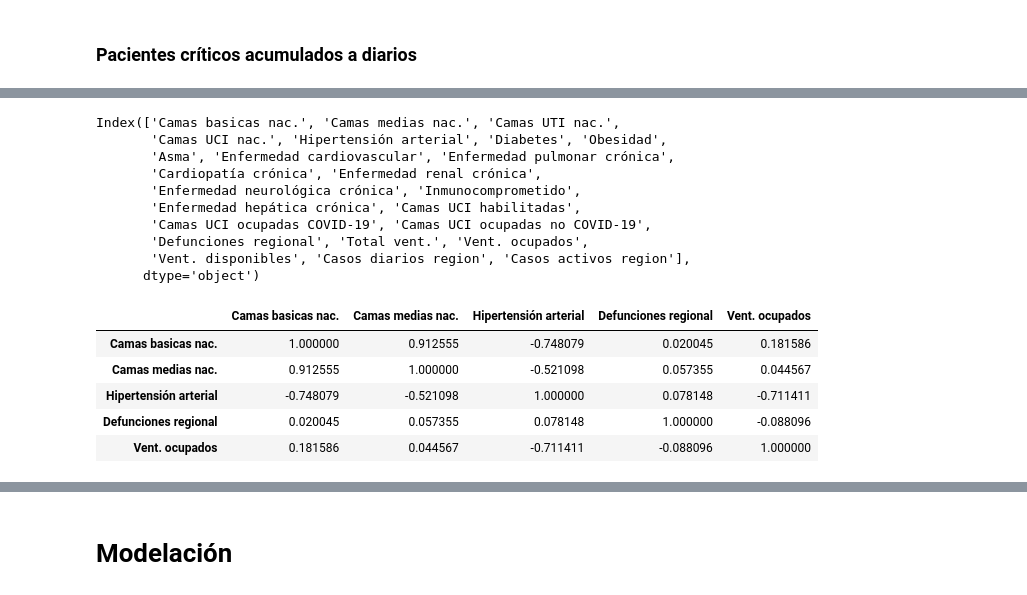
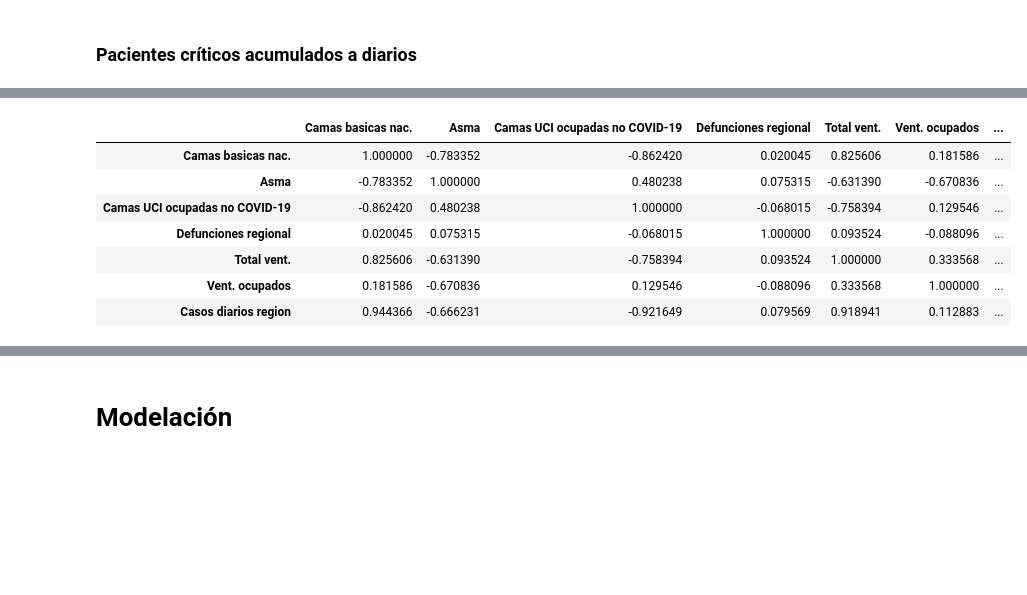
Before and after one commit to ncarf/prediction-uci, a Jupyter notebook: Prediction_UCI.ipynb, the cells around one changed output, grey strips where cells are left out. Saved outputs shown, nothing was run; the diff lists cells and outputs as text; code cells hidden in the pictures; blank space fills up the shorter version.

```diff
--- a/Prediction_UCI.ipynb
+++ b/Prediction_UCI.ipynb
@@ -737,26 +731,15 @@ Name: Camas medias nac., dtype: bool
-# %%
-data.columns
-# %% [output]
-Index(['Camas basicas nac.', 'Camas medias nac.', 'Camas UTI nac.',
-       'Camas UCI nac.', 'Hipertensión arterial', 'Diabetes', 'Obesidad',
-       'Asma', 'Enfermedad cardiovascular', 'Enfermedad pulmonar crónica',
-       'Cardiopatía crónica', 'Enfermedad renal crónica',
-       'Enfermedad neurológica crónica', 'Inmunocomprometido',
-       'Enfermedad hepática crónica', 'Camas UCI habilitadas',
-       'Camas UCI ocupadas COVID-19', 'Camas UCI ocupadas no COVID-19',
-       'Defunciones regional', 'Total vent.', 'Vent. ocupados',
-       'Vent. disponibles', 'Casos diarios region', 'Casos activos region'],
-      dtype='object')
 # %%
-x_train = x_train.drop(["Camas UTI nac.", "Camas UCI habilitadas", "Diabetes", "Obesidad", "Asma", "Enfermedad cardiovascular","Enfermedad pulmonar crónica", "Cardiopatía crónica", "Enfermedad renal crónica", "Enfermedad neurológica crónica", "Inmunocomprometido", "Enfermedad hepática crónica","Camas UCI ocupadas COVID-19", "Camas UCI ocupadas no COVID-19","Total vent.","Vent. disponibles", "Casos diarios region", "Casos activos region"], axis=1)
-x_test = x_test.drop(["Camas UTI nac.", "Camas UCI habilitadas", "Diabetes", "Obesidad", "Asma", "Enfermedad cardiovascular","Enfermedad pulmonar crónica", "Cardiopatía crónica", "Enfermedad renal crónica", "Enfermedad neurológica crónica", "Inmunocomprometido", "Enfermedad hepática crónica","Camas UCI ocupadas COVID-19", "Camas UCI ocupadas no COVID-19","Total vent.","Vent. disponibles", "Casos diarios region", "Casos activos region"], axis=1)
-corr = to_drop.corr(method="pearson")
+x_train3 = x_train2.drop(["Hipertensión arterial", "Camas UTI nac.", "Camas UCI ocupadas COVID-19", "Camas UCI habilitadas", 'Camas medias nac.', 'Vent. disponibles', 'Casos activos region'], axis=1)
+x_test3 = x_test2.drop(["Hipertensión arterial", "Camas UTI nac.", "Camas UCI ocupadas COVID-19", "Camas UCI habilitadas", 'Camas medias nac.', 'Vent. disponibles', 'Casos activos region'], axis=1)
+corr = x_train3.corr(method="pearson")
 corr
 #to_drop = x_train[["Enfermedad renal crónica", "Camas UCI nac.", ]]
 # %% [output]
-|  | Camas basicas nac. | Camas medias nac. | Hipertensión arterial | Defunciones regional | Vent. ocupados |
-| Camas basicas nac. | 1.000000 | 0.912555 | -0.748079 | 0.020045 | 0.181586 |
-| Camas medias nac. | 0.912555 | 1.000000 | -0.521098 | 0.057355 | 0.044567 |
-| Hipertensión arterial | -0.748079 | -0.521098 | 1.000000 | 0.078148 | -0.711411 |
-| Defunciones regional | 0.020045 | 0.057355 | 0.078148 | 1.000000 | -0.088096 |
-| Vent. ocupados | 0.181586 | 0.044567 | -0.711411 | -0.088096 | 1.000000 |
+|  | Camas basicas nac. | Asma | Camas UCI ocupadas no COVID-19 | Defunciones regional | Total vent. | Vent. ocupados | ... |
+| Camas basicas nac. | 1.000000 | -0.783352 | -0.862420 | 0.020045 | 0.825606 | 0.181586 | ... |
+| Asma | -0.783352 | 1.000000 | 0.480238 | 0.075315 | -0.631390 | -0.670836 | ... |
+| Camas UCI ocupadas no COVID-19 | -0.862420 | 0.480238 | 1.000000 | -0.068015 | -0.758394 | 0.129546 | ... |
+| Defunciones regional | 0.020045 | 0.075315 | -0.068015 | 1.000000 | 0.093524 | -0.088096 | ... |
+| Total vent. | 0.825606 | -0.631390 | -0.758394 | 0.093524 | 1.000000 | 0.333568 | ... |
+| Vent. ocupados | 0.181586 | -0.670836 | 0.129546 | -0.088096 | 0.333568 | 1.000000 | ... |
+| Casos diarios region | 0.944366 | -0.666231 | -0.921649 | 0.079569 | 0.918941 | 0.112883 | ... |
```
Also changed, not shown: parts of 26 cells of this notebook.
